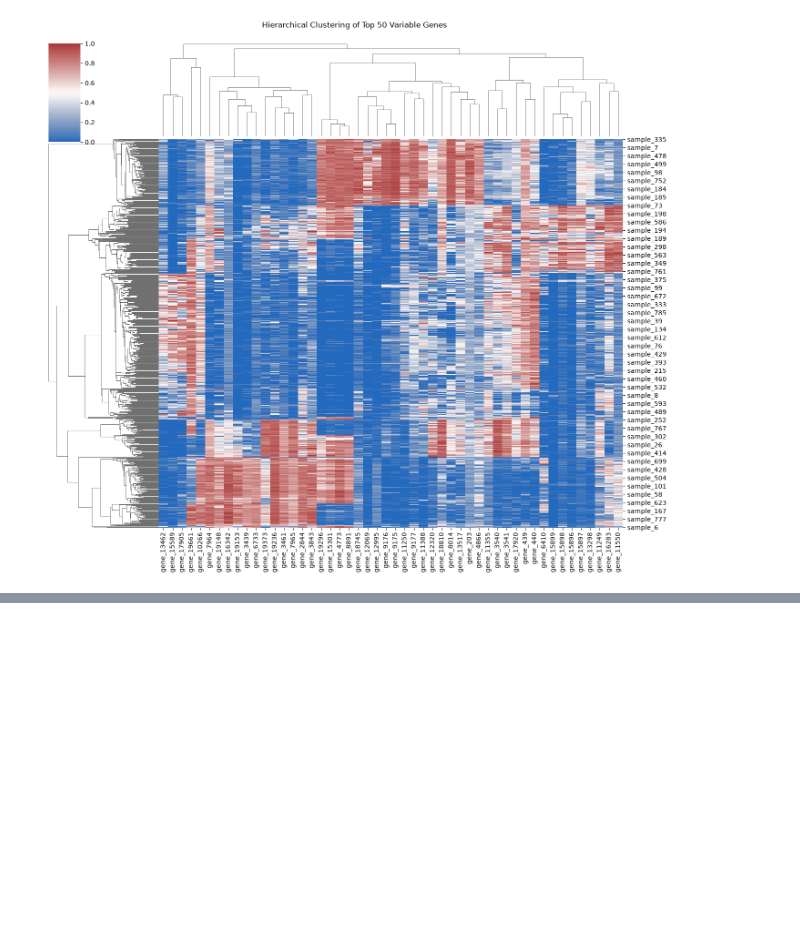
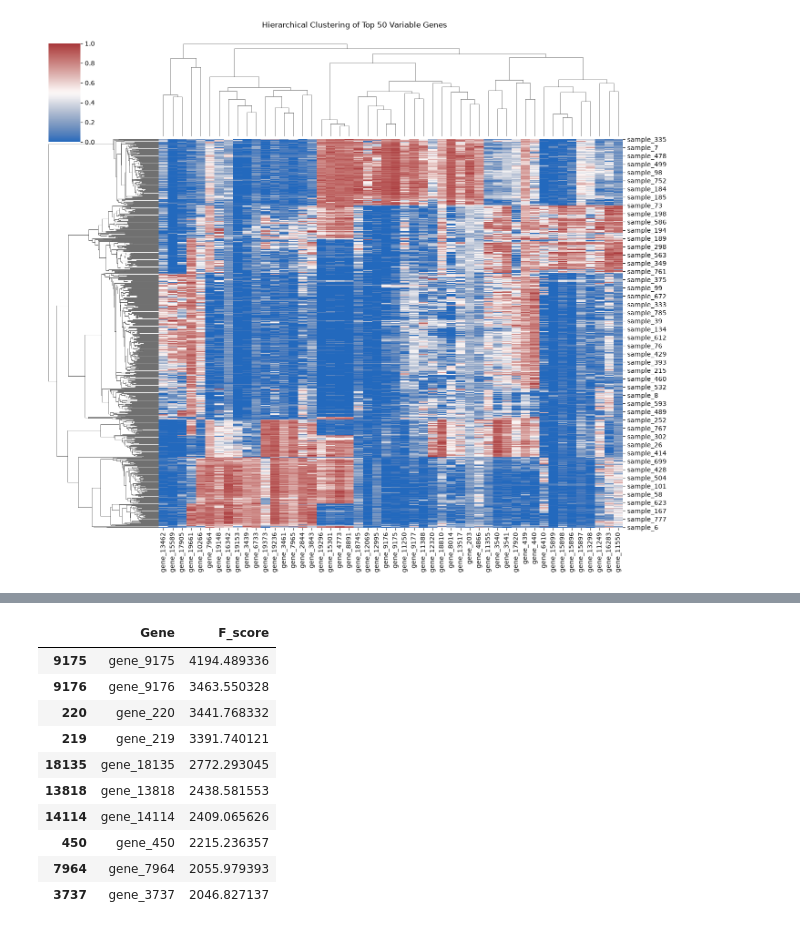
Before and after one commit to arahandoshi/computational-biology-cancer-classification, a Jupyter notebook: notebooks/03_EDA.ipynb, the cells around one changed output, grey strips where cells are left out. Cells and saved outputs as stored; diff of their text form; code cells hidden in the pictures; blank space fills up the shorter version.

```diff
--- a/notebooks/03_EDA.ipynb
+++ b/notebooks/03_EDA.ipynb
@@ -424,0 +485,10 @@ plt.close()
+# %%
+selector = SelectKBest(
+    score_func=f_classif,
+    k=50
+)
+
+selector.fit(
+    scaled_expression,
+    labels_df["Class"]
+)
@@ -424,0 +514,26 @@ plt.close()
+# %%
+#10 most informative gene values.
+
+feature_scores = pd.DataFrame({
+    "Gene": expression_df.columns,
+    "F_score": selector.scores_
+})
+
+feature_scores = feature_scores.sort_values(
+    by="F_score",
+    ascending=False
+)
+
+feature_scores.head(10)
+# %% [output]
+|  | Gene | F_score |
+| 9175 | gene_9175 | 4194.489336 |
+| 9176 | gene_9176 | 3463.550328 |
+| 220 | gene_220 | 3441.768332 |
+| 219 | gene_219 | 3391.740121 |
+| 18135 | gene_18135 | 2772.293045 |
+| 13818 | gene_13818 | 2438.581553 |
+| 14114 | gene_14114 | 2409.065626 |
+| 450 | gene_450 | 2215.236357 |
+| 7964 | gene_7964 | 2055.979393 |
+| 3737 | gene_3737 | 2046.827137 |
```
Also changed, not shown: parts of 12 cells of this notebook, 8 other files.
